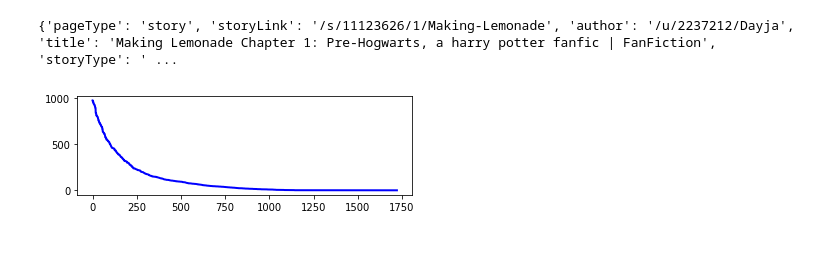
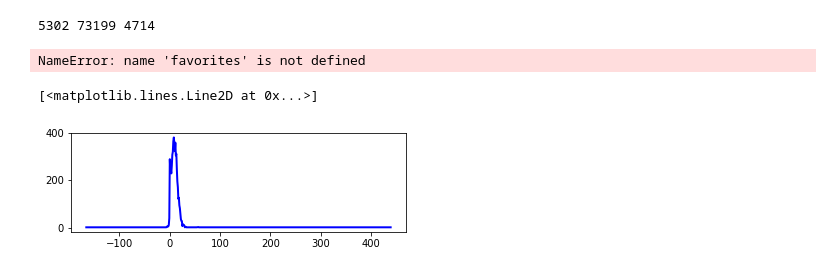
Before and after one commit to 470project/webcrawler, a Jupyter notebook: ResultsAggregation.ipynb, the cells around one changed output. Drawn from its saved outputs; the diff is of its cells as text; code cells hidden in the pictures; blank space fills up the shorter version.

```diff
--- a/ResultsAggregation.ipynb
+++ b/ResultsAggregation.ipynb
@@ -3,17 +3,19 @@ import json
 import string
 import matplotlib.pyplot as plt
 
-with open('fanficResult1.json') as f:
-    stories = [x for x in json.load(f)['entities'] if str(x['pageType']) == "story"]
-    #print(stories[0]['otherInfo'])
-    #table = str.maketrans("", "", string.punctuation)
-    #print([int(str(x['otherInfo']['words']).replace(',', '')) for x in stories])
-    print(max(stories, key=lambda x: int(str(x['otherInfo']['favorites']).replace(',', ''))))
-    favorites = [int(str(x['otherInfo']['favorites'])) for x in stories]
+with open('fanficResult3.json') as f:
+    entities = [x for x in json.load(f)['entities']]
+    stories = [x for x in entities if str(x['pageType']) == "story"]
+    reviews = [x for x in entities if str(x['pageType']) == "review"]
+    users = [x for x in entities if str(x['pageType']) == "user"]
+
+    print(len(stories),len(reviews),len(users))
+    #print(max(stories, key=lambda x: int(str(x['otherInfo']['favorites']).replace(',', ''))))
+    #favorites = [int(str(x['otherInfo']['favorites'])) for x in stories]
 
     #print(max(stories, key=lambda x: int(str(x['otherInfo']['words']).replace(',', ''))))
 # %% [output]
-{'pageType': 'story', 'storyLink': '/s/11123626/1/Making-Lemonade', 'author': '/u/2237212/Dayja', 'title': 'Making Lemonade Chapter 1: Pre-Hogwarts, a harry potter fanfic | FanFiction', 'storyType': ' ...
+5302 73199 4714
 # %%
 sortedFavorites = sorted(favorites, reverse = True)
 ranks = [x+1 for x in range(len(sortedFavorites))]
@@ -22,4 +24,32 @@ ax = fig.add_subplot(2, 1, 1)
 ax.plot(sortedFavorites, color='blue', lw=2)
 plt.show()
 # %% [output]
-[figure, removed]
+NameError: name 'favorites' is not defined
+# %%
+import operator
+storyReviewDic = {}
+for review in reviews:
+    if(review['reviewOf'] not in storyReviewDic):
+        storyReviewDic[review['reviewOf']] = []
+    storyReviewDic[review['reviewOf']].append(review)
+
+storySentimentScores = [sum([z['sentimentScore'] for z in y]) for x, y in storyReviewDic.items()]
+
+buckets = {}
+
+def updateBucket(x):
+    buckets.setdefault(x, 0)
+    buckets[x]+=1
+
+[ updateBucket(int(x)) for x in storySentimentScores]
+
+sortedBuckets = sorted(buckets.items(), key=operator.itemgetter(0))
+
+fig = plt.figure()
+ax = fig.add_subplot(2, 1, 1)
+ax.plot([x for x,y in sortedBuckets], [y for x,y in sortedBuckets], color='blue', lw=2)
+
+#print(sum(storySentimentScore)/ len(storySentimentScore))
+# %% [output]
+[<matplotlib.lines.Line2D at 0x...>]
+[figure, added]
```
Also changed, not shown: parts of 2 cells of this notebook, 2 other files.
